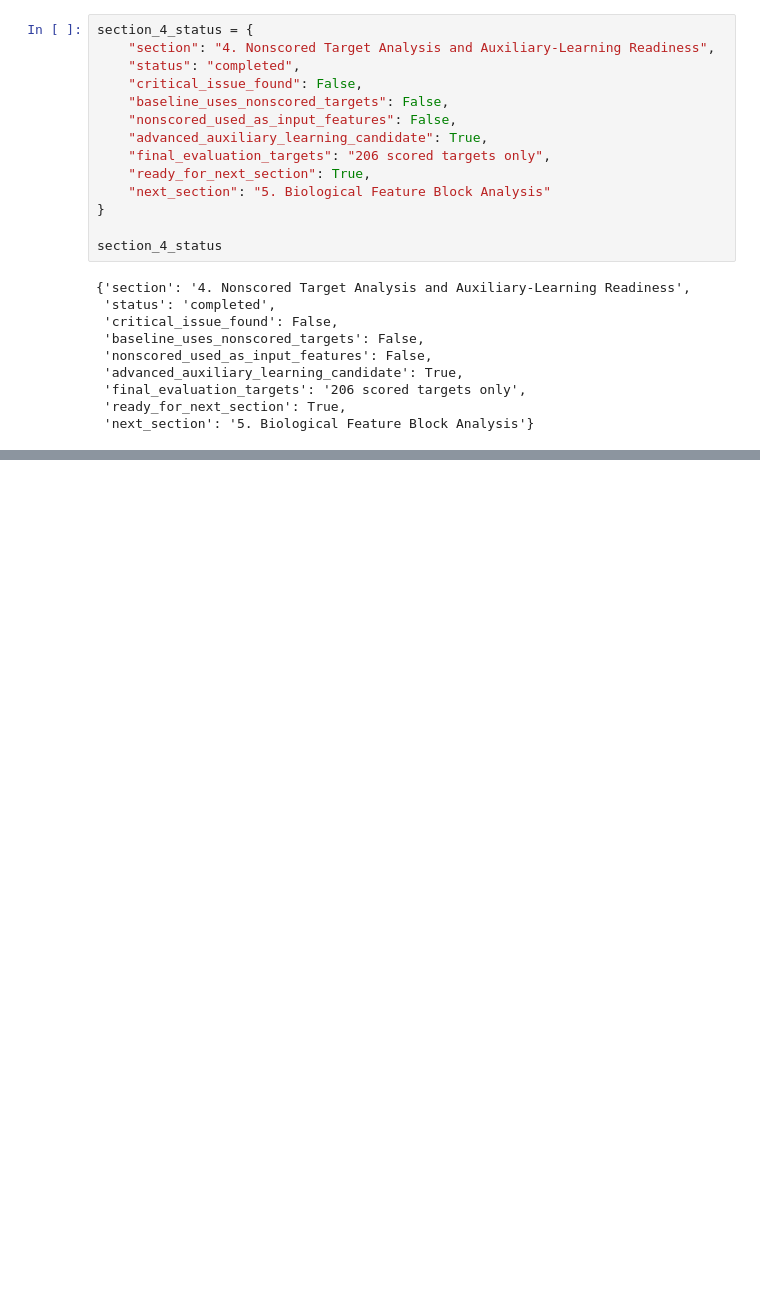
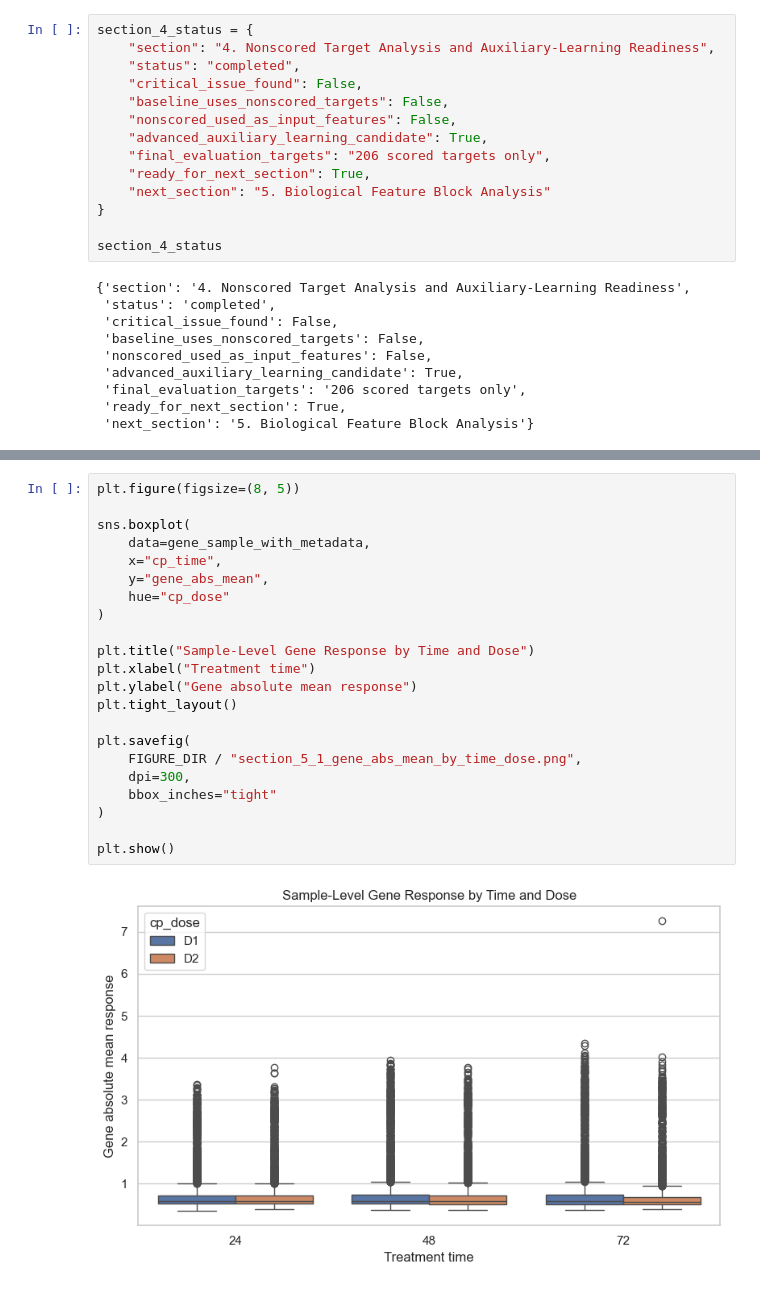
Before and after one commit to kawsar07ahmmed0712-rgb/moa-prediction-drug-response, a Jupyter notebook: notebooks/02_eda.ipynb, the cells around one changed output, grey strips where cells are left out. Drawn from its saved outputs; the diff is of its cells as text; blank space fills up the shorter version.

```diff
--- a/notebooks/02_eda.ipynb
+++ b/notebooks/02_eda.ipynb
@@ -2997,0 +3250,24 @@ section_4_status
+# %%
+plt.figure(figsize=(8, 5))
+
+sns.boxplot(
+    data=gene_sample_with_metadata,
+    x="cp_time",
+    y="gene_abs_mean",
+    hue="cp_dose"
+)
+
+plt.title("Sample-Level Gene Response by Time and Dose")
+plt.xlabel("Treatment time")
+plt.ylabel("Gene absolute mean response")
+plt.tight_layout()
+
+plt.savefig(
+    FIGURE_DIR / "section_5_1_gene_abs_mean_by_time_dose.png",
+    dpi=300,
+    bbox_inches="tight"
+)
+
+plt.show()
+# %% [output]
+[figure, added]
```
Also changed, not shown: parts of 68 cells of this notebook, 1 other file.
